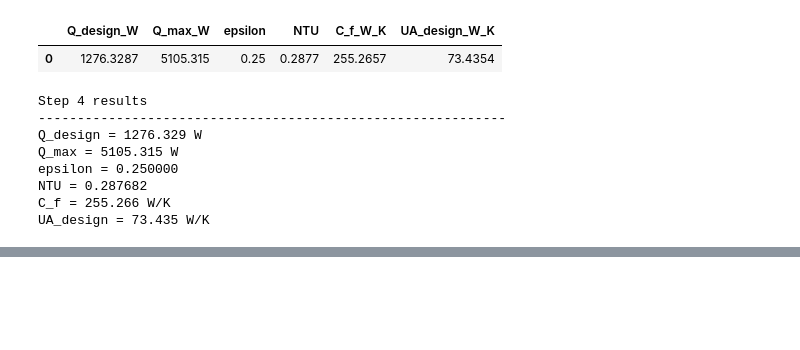
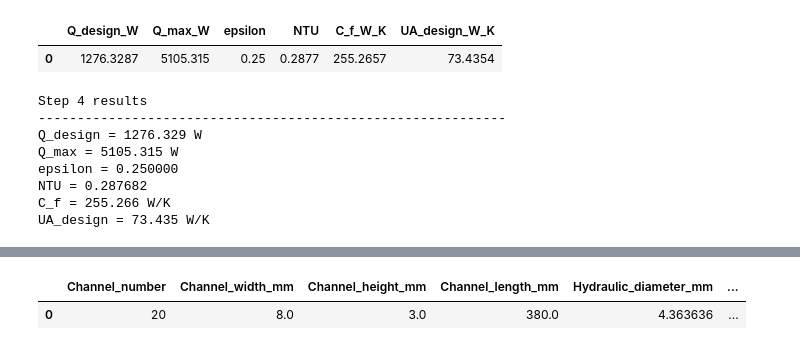
Before and after one commit to sxwd4ever/eBATS, a Jupyter notebook: cases/C0001/C0001R01_PARK25_LC_EPSNTU_SIZ.ipynb, the cells around one changed output, grey strips where cells are left out. Cells and saved outputs as stored; diff of their text form; code cells hidden in the pictures; blank space fills up the shorter version.

```diff
--- a/cases/C0001/C0001R01_PARK25_LC_EPSNTU_SIZ.ipynb
+++ b/cases/C0001/C0001R01_PARK25_LC_EPSNTU_SIZ.ipynb
@@ -530,0 +416,87 @@ Total BTMS mass      : 1.809341 kg
+# %%
+# ============================================================
+# Cell 6 - Pressure Drop and Pumping Power
+# ============================================================
+
+H_ch = 0.003               # Selected channel height, m
+L_ch = 0.380               # Selected channel length, m
+
+t_mission = 1920.0         # Pump operation time, s
+eta_pump = 0.35            # Pump efficiency
+K_minor = 0.0              # Total minor-loss coefficient
+
+# Channel geometry
+A_cool_cs = W_ch * H_ch
+D_channel = 2.0 * W_ch * H_ch / (W_ch + H_ch)
+
+# Flow conditions in one parallel channel
+m_dot_ch = m_dot_f / N_ch
+u_ch = m_dot_ch / (rho_f * A_cool_cs)
+Re = rho_f * u_ch * D_channel / mu_f
+
+# Darcy friction factor for a rectangular channel
+f = BTMS_model.cal_friction_factor_rect_channel(Re, W_ch, H_ch)
+
+# Pressure drop
+dynamic_pressure = 0.5 * rho_f * u_ch**2
+DeltaP_major = f * (L_ch / D_channel) * dynamic_pressure
+DeltaP_minor = K_minor * dynamic_pressure
+DeltaP = DeltaP_major + DeltaP_minor
+
+# Total coolant volume flow rate
+V_dot_f = m_dot_f / rho_f
+
+# Hydraulic power and pump input power
+P_hydraulic = DeltaP * V_dot_f
+P_pump = P_hydraulic / eta_pump
+
+# Pump energy consumption
+E_pump_J = P_pump * t_mission
+E_pump_Wh = E_pump_J / 3600.0
+
+pump_summary = pd.DataFrame([{
+    "Channel_number": N_ch,
+    "Channel_width_mm": W_ch * 1000.0,
+    "Channel_height_mm": H_ch * 1000.0,
+    "Channel_length_mm": L_ch * 1000.0,
+    "Hydraulic_diameter_mm": D_channel * 1000.0,
+    "Mass_flow_rate_kg_s": m_dot_f,
+    "Mass_flow_rate_per_channel_kg_s": m_dot_ch,
+    "Channel_velocity_m_s": u_ch,
+    "Re": Re,
+    "Darcy_friction_factor": f,
+    "Major_pressure_drop_Pa": DeltaP_major,
+    "Minor_pressure_drop_Pa": DeltaP_minor,
+    "Total_pressure_drop_Pa": DeltaP,
+    "Volume_flow_rate_L_min": V_dot_f * 60000.0,
+    "Hydraulic_power_W": P_hydraulic,
+    "Pump_efficiency": eta_pump,
+    "Pump_power_W": P_pump,
+    "Mission_time_s": t_mission,
+    "Pump_energy_J": E_pump_J,
+    "Pump_energy_Wh": E_pump_Wh
+}])
+
+display(pump_summary.round(6))
+
+print("Pressure drop and pumping power")
+print("-" * 55)
+print(f"Channel width          : {W_ch * 1000.0:.2f} mm")
+print(f"Channel height         : {H_ch * 1000.0:.2f} mm")
+print(f"Channel length         : {L_ch * 1000.0:.2f} mm")
+print(f"Channel number         : {N_ch}")
+print(f"Hydraulic diameter     : {D_channel * 1000.0:.4f} mm")
+print(f"Channel velocity       : {u_ch:.6f} m/s")
+print(f"Reynolds number        : {Re:.2f}")
+print(f"Darcy friction factor  : {f:.6f}")
+print(f"Major pressure drop    : {DeltaP_major:.6f} Pa")
+print(f"Minor pressure drop    : {DeltaP_minor:.6f} Pa")
+print(f"Total pressure drop    : {DeltaP:.6f} Pa")
+print(f"Volume flow rate       : {V_dot_f * 60000.0:.6f} L/min")
+print(f"Hydraulic power        : {P_hydraulic:.6f} W")
+print(f"Pump efficiency        : {eta_pump:.2f}")
+print(f"Pump input power       : {P_pump:.6f} W")
+print(f"Pump energy            : {E_pump_Wh:.6f} Wh")
+# %% [output]
+|  | Channel_number | Channel_width_mm | Channel_height_mm | Channel_length_mm | Hydraulic_diameter_mm | ... |
+| 0 | 20 | 8.0 | 3.0 | 380.0 | 4.363636 | ... |
```
Also changed, not shown: parts of 6 cells of this notebook, 7 other files.
